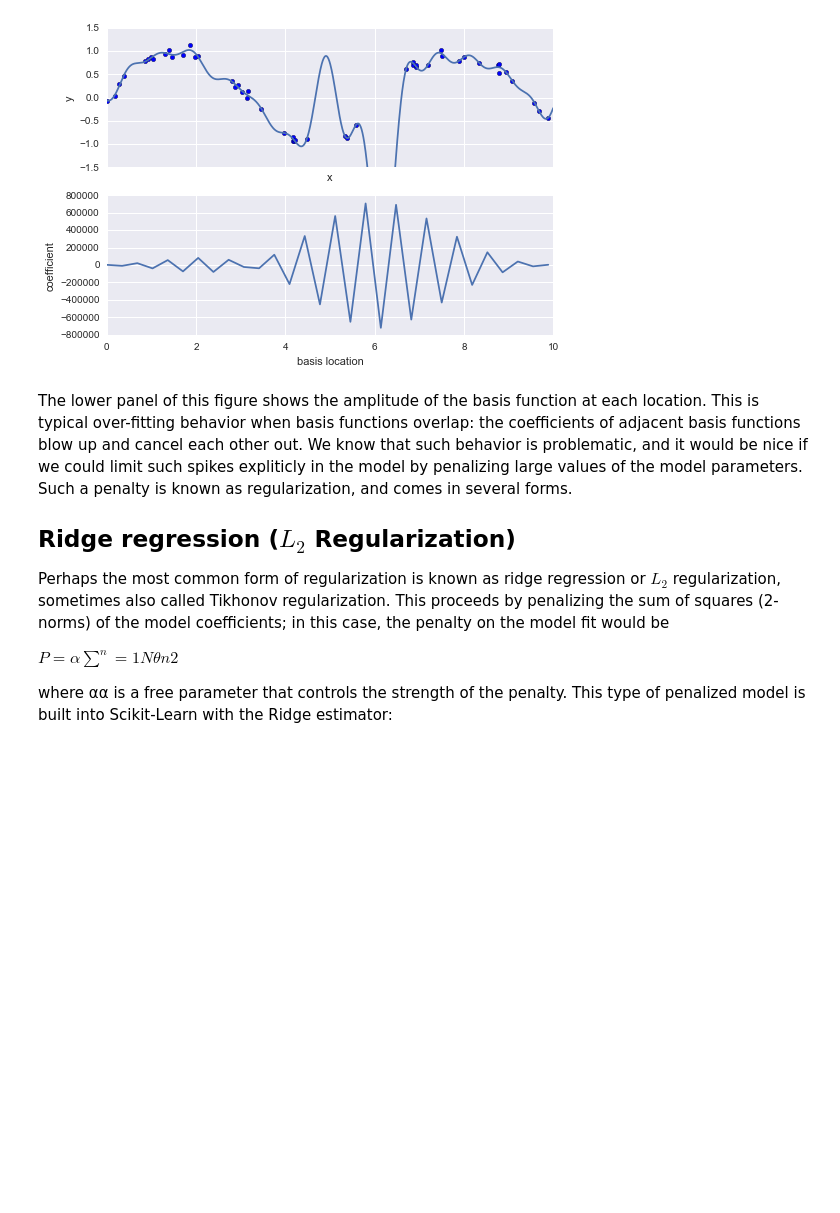
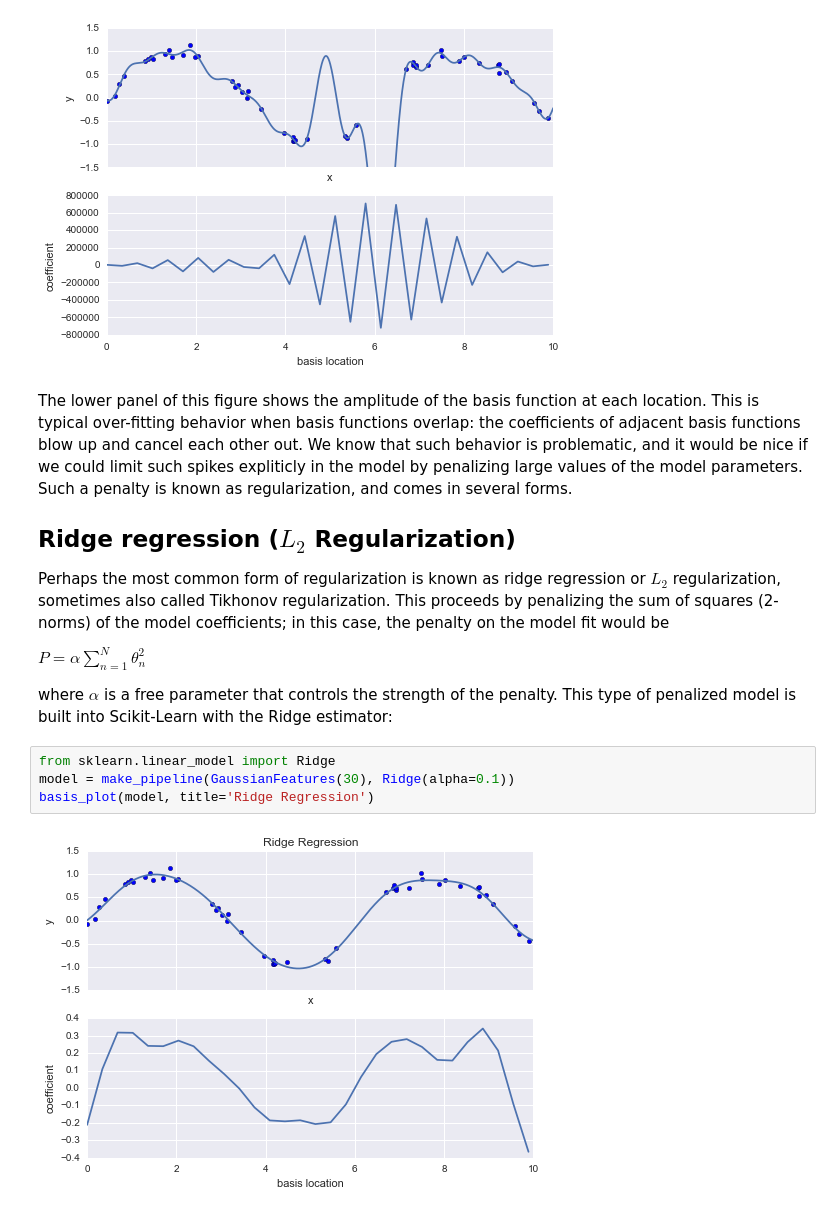
Before and after one commit to jorellano/Machine_learning-pt1, a Jupyter notebook: In depth Linear Regression.ipynb, the cells around one changed output. Cells and saved outputs as stored; diff of their text form; blank space fills up the shorter version.

```diff
--- a/In depth Linear Regression.ipynb
+++ b/In depth Linear Regression.ipynb
@@ -222,6 +222,12 @@ The lower panel of this figure shows the amplitude of the basis function at each
 ## Ridge regression ($L_2$ Regularization)
 Perhaps the most common form of regularization is known as ridge regression or $L_2$ regularization, sometimes also called Tikhonov regularization. This proceeds by penalizing the sum of squares (2-norms) of the model coefficients; in this case, the penalty on the model fit would be
 
-$P=α∑^n=1Nθn2$
+$P = α \sum\limits_{n=1}^N θ^2_n$
 
-where αα is a free parameter that controls the strength of the penalty. This type of penalized model is built into Scikit-Learn with the Ridge estimator:
+where $α$ is a free parameter that controls the strength of the penalty. This type of penalized model is built into Scikit-Learn with the Ridge estimator:
+# %%
+from sklearn.linear_model import Ridge
+model = make_pipeline(GaussianFeatures(30), Ridge(alpha=0.1))
+basis_plot(model, title='Ridge Regression')
+# %% [output]
+[figure, added]
```
Also changed, not shown: parts of 6 cells of this notebook, 1 other file.
